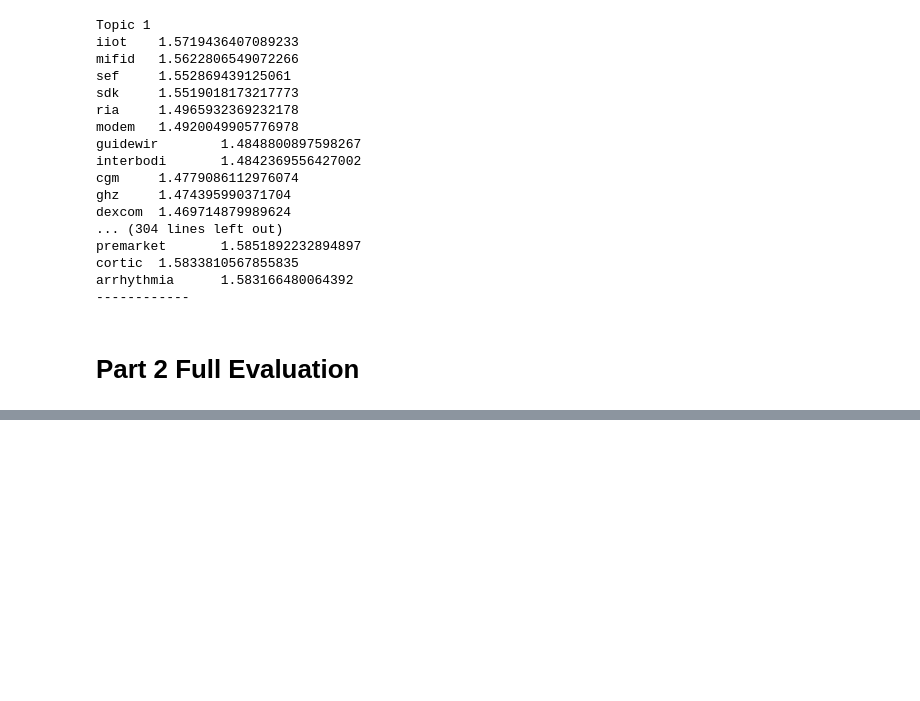
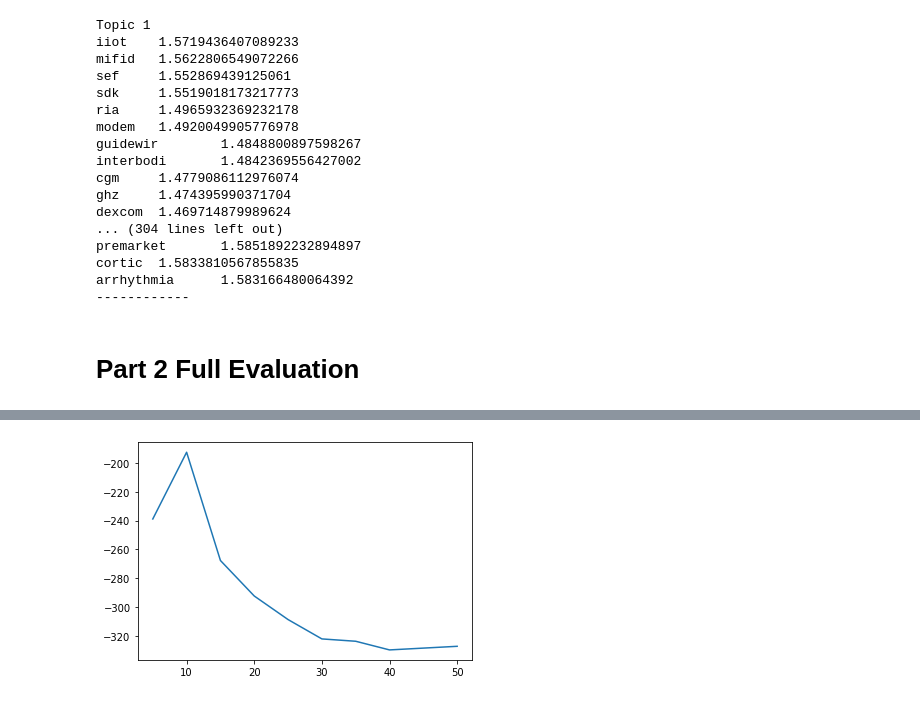
Before and after one commit to aaronfng/nlp-group-project, a Jupyter notebook: aaron/NVDM_Experiments.ipynb, the cells around one changed output, grey strips where cells are left out. Drawn from its saved outputs; the diff is of its cells as text; code cells hidden in the pictures; blank space fills up the shorter version.

Commit message:
Add select-k and plots

```diff
--- a/aaron/NVDM_Experiments.ipynb
+++ b/aaron/NVDM_Experiments.ipynb
@@ -294,13 +370,15 @@ from nltk.stem import PorterStemmer
 MODELSAVE_PATH = "./modelsaves"
 
 models_k = dict()
+k_values = []
 
 for filename in os.listdir(MODELSAVE_PATH):
 
     num_topics = filename.split("_")[1][1:]
     num_topics = int(num_topics)
+    k_values.append(num_topics)
 
-    model = nvdm.NVDM(len(vocab), hidden_size, num_topics, 1, device)
-    model.load_state_dict(torch.load(os.path.join(MODELSAVE_PATH, filename)))
+    model = nvdm.NVDM(len(vocab), hidden_size, num_topics, 1, "cpu")
+    model.load_state_dict(torch.load(os.path.join(MODELSAVE_PATH, filename), map_location="cpu"))
     model.eval()
     models_k[num_topics] = model
@@ -359,0 +385,9 @@ mapp    1.9897831678390503
+# %%
+# Make the BOW matrix manually, using the existing Vocab's token-to-index mapping.
+bow_mat = np.zeros((len(BDs), len(vocab)))
+for d, bd in enumerate(BDs):
+    token_idxs = vocab.lookup_indices(bd.split(" "))
+    word_counts = Counter(token_idxs)
+    for w, count in word_counts.items():
+        bow_mat[d, w] = count
+bow_mat.shape
@@ -359,0 +396,18 @@ mapp    1.9897831678390503
+# %%
+score_umass_mat = umass_score(bow_mat)
+# %%
+k_values.sort()
+tc_values = []
+
+for k in k_values:
+    print(f'Running k = {k}')
+    this_model = models_k[k]
+
+    # Extract the topic vocab matrix
+    decoder = this_model.decoder[0]
+    weights = decoder.weight.data.detach().clone().numpy()
+    topic_vocab_mat = weights.T
+    coherences = topic_coherence(topic_vocab_mat, 10, score_umass_mat)
+    this_c = np.median(coherences)
+
+    tc_values.append(this_c)
@@ -359,0 +424,4 @@ mapp    1.9897831678390503
+# %%
+plt.plot(k_values, tc_values);
+# %% [output]
+[figure, added]
```
Also changed, not shown: parts of 9 cells of this notebook.
